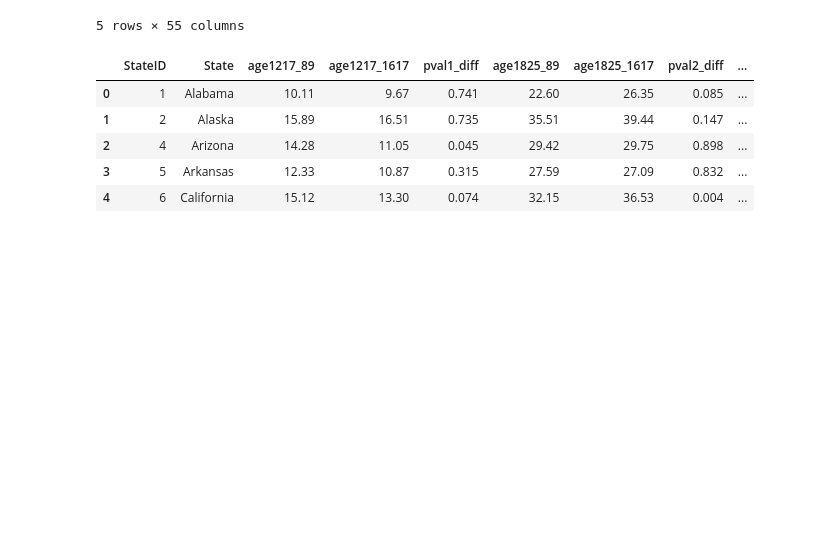
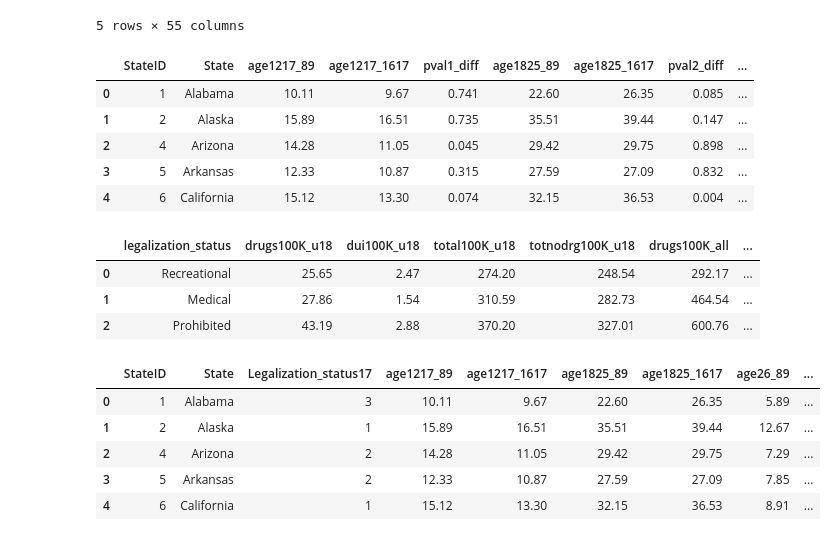
Before and after one commit to Brian-McHugh/Legalization-Impacts, a Jupyter notebook: data/Marijuana_Weed.ipynb, the cells around one changed output. Drawn from its saved outputs; the diff is of its cells as text; code cells hidden in the pictures; blank space fills up the shorter version.

```diff
--- a/data/Marijuana_Weed.ipynb
+++ b/data/Marijuana_Weed.ipynb
@@ -1067,0 +1099,20 @@ useyr_891617_df.to_sql(Useyr_891617.__tablename__, conn, index=False, if_exists=
+# %%
+arrestprispop_df = pd.read_csv(csv_path30)
+arrestprispop_df.head()
+# %% [output]
+|  | legalization_status | drugs100K_u18 | dui100K_u18 | total100K_u18 | totnodrg100K_u18 | drugs100K_all | ... |
+| 0 | Recreational | 25.65 | 2.47 | 274.20 | 248.54 | 292.17 | ... |
+| 1 | Medical | 27.86 | 1.54 | 310.59 | 282.73 | 464.54 | ... |
+| 2 | Prohibited | 43.19 | 2.88 | 370.20 | 327.01 | 600.76 | ... |
+# %%
+csv_path29 = "useyr_891617.csv"
+# %%
+useyr_891617_df = pd.read_csv(csv_path29)
+useyr_891617_df.head()
+# %% [output]
+|  | StateID | State | Legalization_status17 | age1217_89 | age1217_1617 | age1825_89 | age1825_1617 | age26_89 | ... |
+| 0 | 1 | Alabama | 3 | 10.11 | 9.67 | 22.60 | 26.35 | 5.89 | ... |
+| 1 | 2 | Alaska | 1 | 15.89 | 16.51 | 35.51 | 39.44 | 12.67 | ... |
+| 2 | 4 | Arizona | 2 | 14.28 | 11.05 | 29.42 | 29.75 | 7.29 | ... |
+| 3 | 5 | Arkansas | 2 | 12.33 | 10.87 | 27.59 | 27.09 | 7.85 | ... |
+| 4 | 6 | California | 1 | 15.12 | 13.30 | 32.15 | 36.53 | 8.91 | ... |
```
Also changed, not shown: parts of 30 cells of this notebook, 14 other files.
